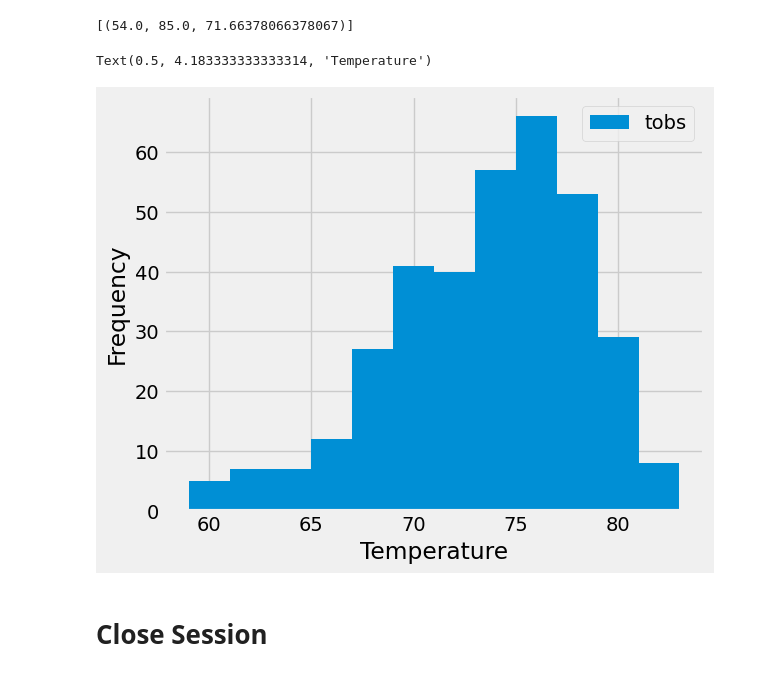
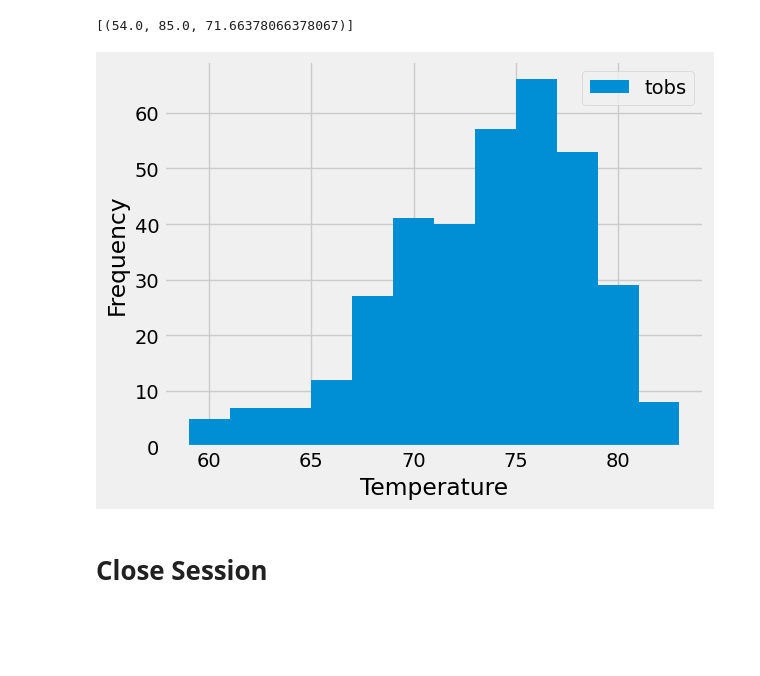
Before and after one commit to rbitas/sqlalchemy-challenge, a Jupyter notebook: SurfsUp/climate.ipynb, the cells around one changed output. Saved outputs shown, nothing was run; the diff lists cells and outputs as text; code cells hidden in the pictures; blank space fills up the shorter version.

```diff
--- a/SurfsUp/climate_starter.ipynb
+++ b/SurfsUp/climate.ipynb
@@ -112,9 +120,18 @@ plt.show()
 # %%
 # Using the most active station id
 # Query the last 12 months of temperature observation data for this station and plot the results as a histogram
+temp_data = session.query(Measurement.tobs).filter(Measurement.date >= year_ago).filter(Measurement.station == 'USC00519281').all()
+#print(temp_data)
+
+temp_data_df = pd.DataFrame(temp_data, columns = ['tobs'])
+#temp_data_df.head()
+
+temp_data_df.plot.hist(bins=12)
+plt.xlabel("Temperature")
+plt.tight_layout()
+plt.show()
 # %% [output]
-Text(0.5, 4.183333333333314, 'Temperature')
-[figure, old version]
+[figure, new version]
 # %% [markdown]
 # Close Session
 # %%
```
Also changed, not shown: parts of 4 cells of this notebook.
